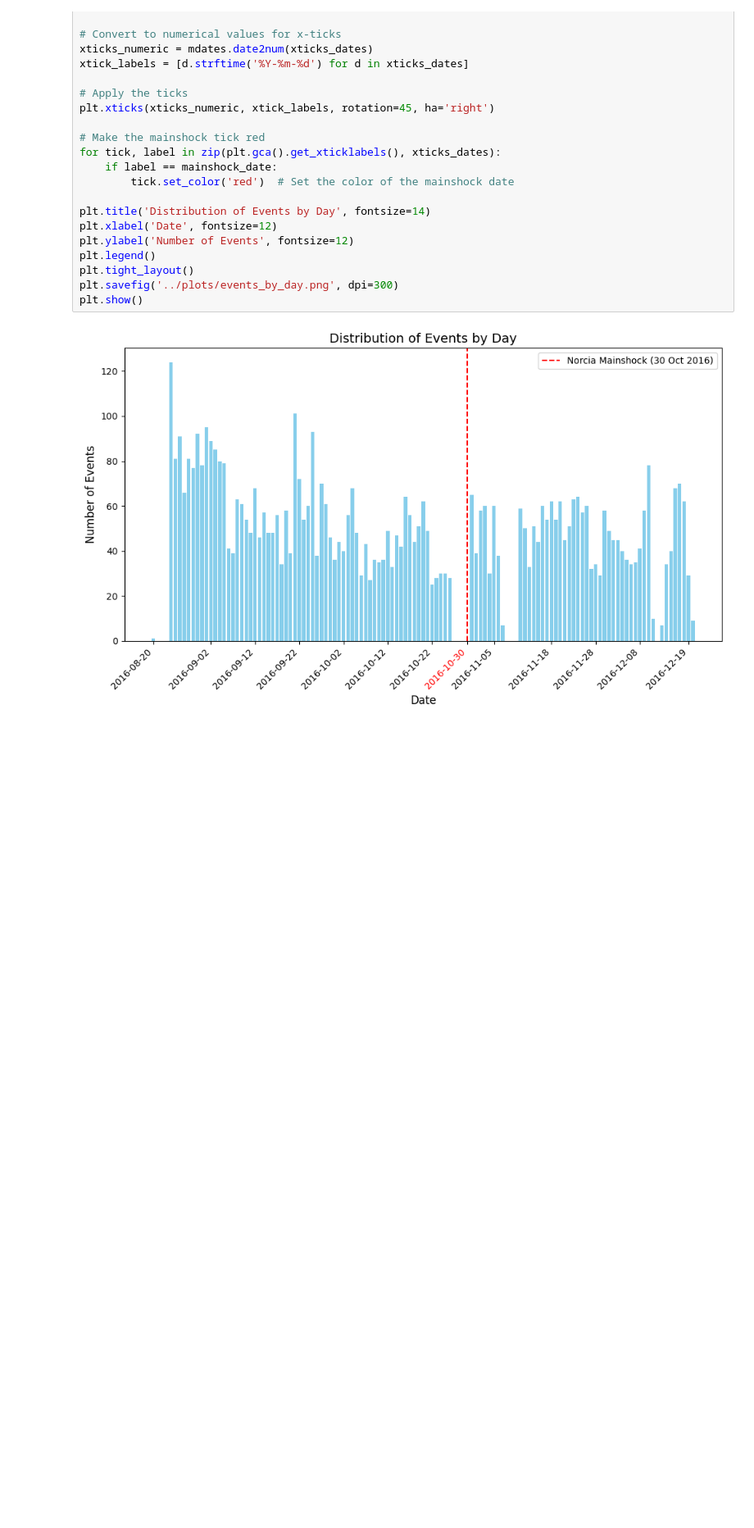
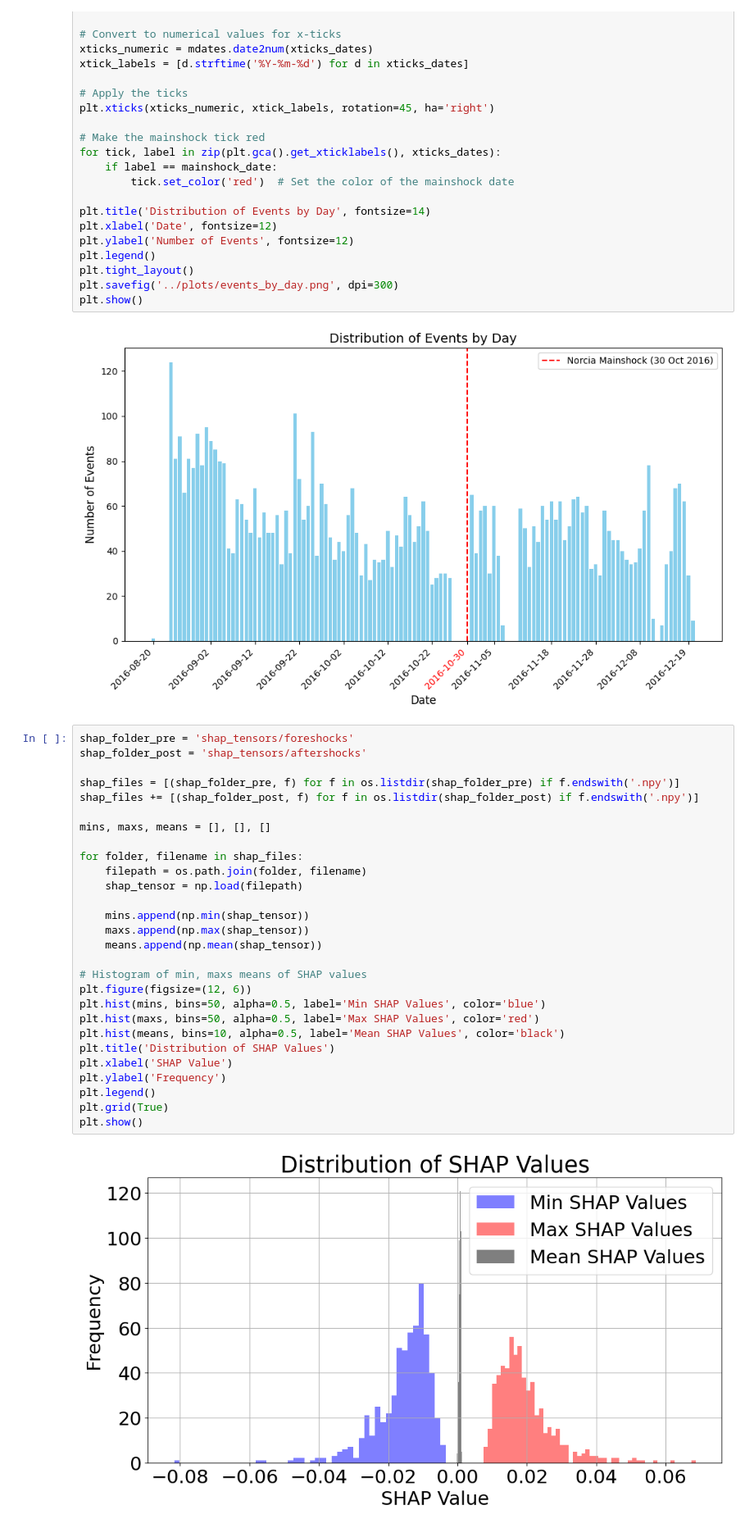
Before and after one commit to mich1803/CNN-Explainability-on-Earthquakes, a Jupyter notebook: explainability/general_plots.ipynb, the cells around one changed output. Shown at 82% size. Saved outputs shown, nothing was run; the diff lists cells and outputs as text; blank space fills up the shorter version.

```diff
--- a/explainability/general_plots.ipynb
+++ b/explainability/general_plots.ipynb
@@ -189,3 +188,33 @@ plt.savefig('../plots/events_by_day.png', dpi=300)
 plt.show()
 # %% [output]
 [figure]
+# %%
+shap_folder_pre = 'shap_tensors/foreshocks'
+shap_folder_post = 'shap_tensors/aftershocks'
+
+shap_files = [(shap_folder_pre, f) for f in os.listdir(shap_folder_pre) if f.endswith('.npy')]
+shap_files += [(shap_folder_post, f) for f in os.listdir(shap_folder_post) if f.endswith('.npy')]
+
+mins, maxs, means = [], [], []
+
+for folder, filename in shap_files:
+    filepath = os.path.join(folder, filename)
+    shap_tensor = np.load(filepath)
+
+    mins.append(np.min(shap_tensor))
+    maxs.append(np.max(shap_tensor))
+    means.append(np.mean(shap_tensor))
+
+# Histogram of min, maxs means of SHAP values
+plt.figure(figsize=(12, 6))
+plt.hist(mins, bins=50, alpha=0.5, label='Min SHAP Values', color='blue')
+plt.hist(maxs, bins=50, alpha=0.5, label='Max SHAP Values', color='red')
+plt.hist(means, bins=10, alpha=0.5, label='Mean SHAP Values', color='black')
+plt.title('Distribution of SHAP Values')
+plt.xlabel('SHAP Value')
+plt.ylabel('Frequency')
+plt.legend()
+plt.grid(True)
+plt.show()
+# %% [output]
+[figure, added]
```
Also changed, not shown: parts of 6 cells of this notebook, 3 other files.
